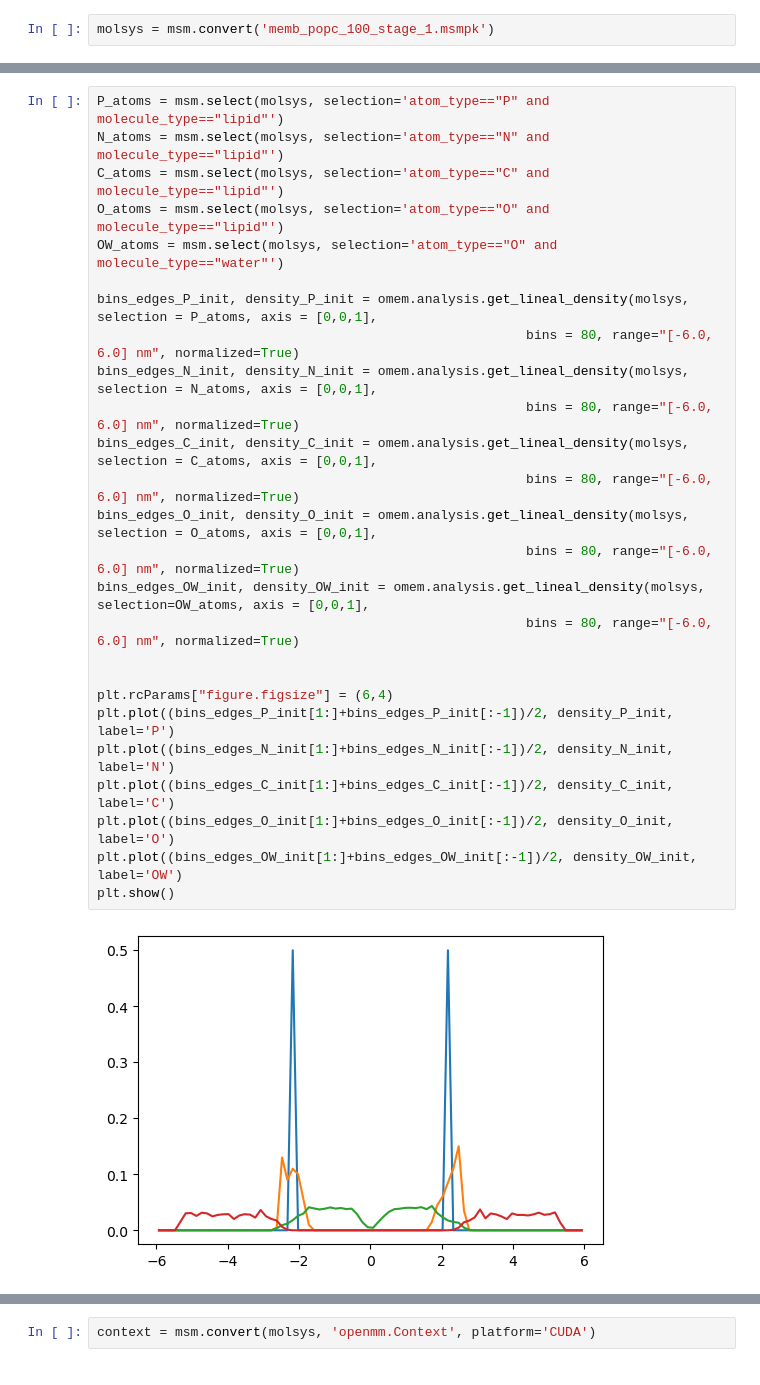
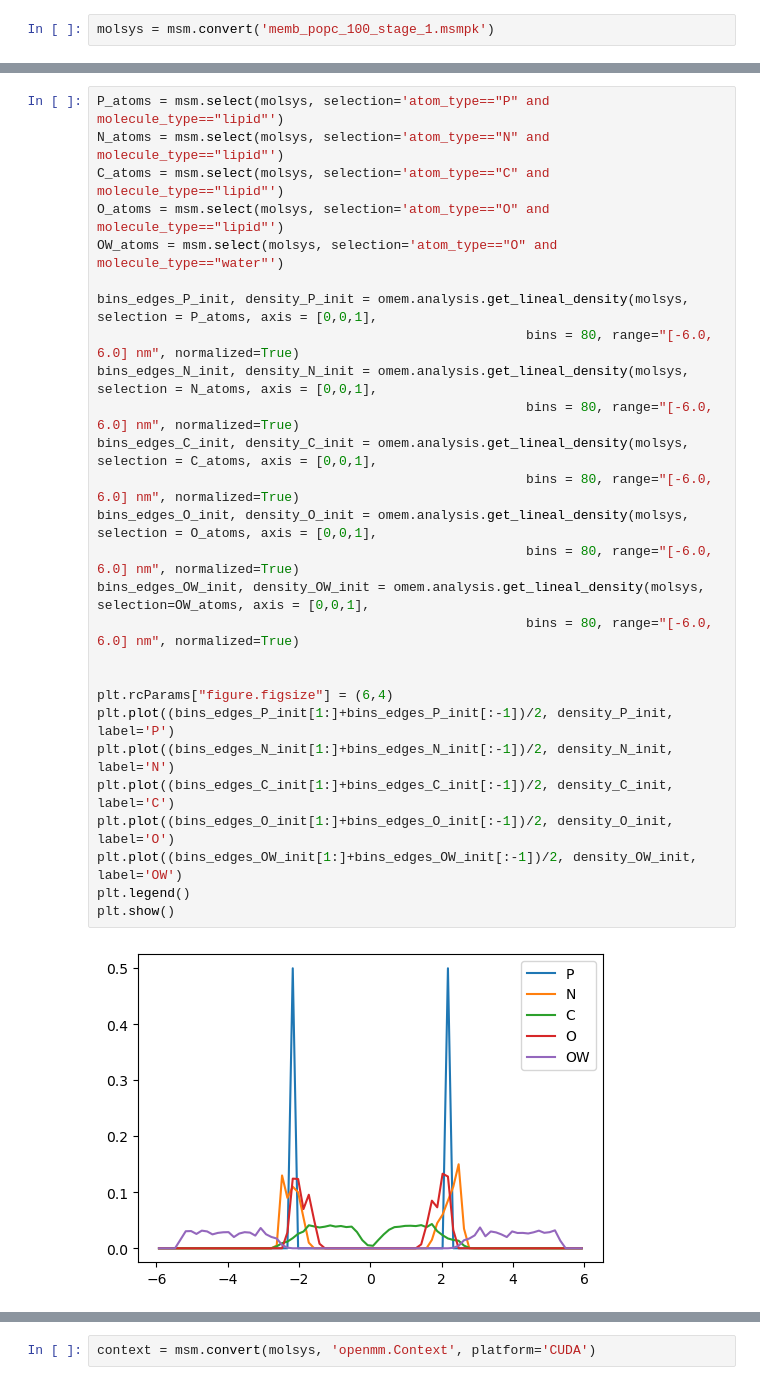
Before and after one commit to uibcdf/OMembrane, a Jupyter notebook: sandbox/Build_POPC_membrane_2_0.ipynb, the cells around one changed output, grey strips where cells are left out. Drawn from its saved outputs; the diff is of its cells as text.

```diff
--- a/sandbox/Build_POPC_membrane_2_0.ipynb
+++ b/sandbox/Build_POPC_membrane_2_0.ipynb
@@ -22,28 +22,29 @@ msm.info(molsys)
 # %%
 P_atoms = msm.select(molsys, selection='atom_type=="P" and molecule_type=="lipid"')
 N_atoms = msm.select(molsys, selection='atom_type=="N" and molecule_type=="lipid"')
 C_atoms = msm.select(molsys, selection='atom_type=="C" and molecule_type=="lipid"')
 O_atoms = msm.select(molsys, selection='atom_type=="O" and molecule_type=="lipid"')
 OW_atoms = msm.select(molsys, selection='atom_type=="O" and molecule_type=="water"')
 
 bins_edges_P_init, density_P_init = omem.analysis.get_lineal_density(molsys, selection = P_atoms, axis = [0,0,1],
                                                        bins = 80, range="[-6.0, 6.0] nm", normalized=True)
 bins_edges_N_init, density_N_init = omem.analysis.get_lineal_density(molsys, selection = N_atoms, axis = [0,0,1],
                                                        bins = 80, range="[-6.0, 6.0] nm", normalized=True)
 bins_edges_C_init, density_C_init = omem.analysis.get_lineal_density(molsys, selection = C_atoms, axis = [0,0,1],
                                                        bins = 80, range="[-6.0, 6.0] nm", normalized=True)
 bins_edges_O_init, density_O_init = omem.analysis.get_lineal_density(molsys, selection = O_atoms, axis = [0,0,1],
                                                        bins = 80, range="[-6.0, 6.0] nm", normalized=True)
 bins_edges_OW_init, density_OW_init = omem.analysis.get_lineal_density(molsys, selection=OW_atoms, axis = [0,0,1],
                                                        bins = 80, range="[-6.0, 6.0] nm", normalized=True)
 
 
 plt.rcParams["figure.figsize"] = (6,4)
 plt.plot((bins_edges_P_init[1:]+bins_edges_P_init[:-1])/2, density_P_init, label='P')
 plt.plot((bins_edges_N_init[1:]+bins_edges_N_init[:-1])/2, density_N_init, label='N')
 plt.plot((bins_edges_C_init[1:]+bins_edges_C_init[:-1])/2, density_C_init, label='C')
 plt.plot((bins_edges_O_init[1:]+bins_edges_O_init[:-1])/2, density_O_init, label='O')
 plt.plot((bins_edges_OW_init[1:]+bins_edges_OW_init[:-1])/2, density_OW_init, label='OW')
+plt.legend()
 plt.show()
 # %% [output]
-[figure, old version]
+[figure, new version]
```
Also changed, not shown: parts of 14 cells of this notebook, 9 other files.
